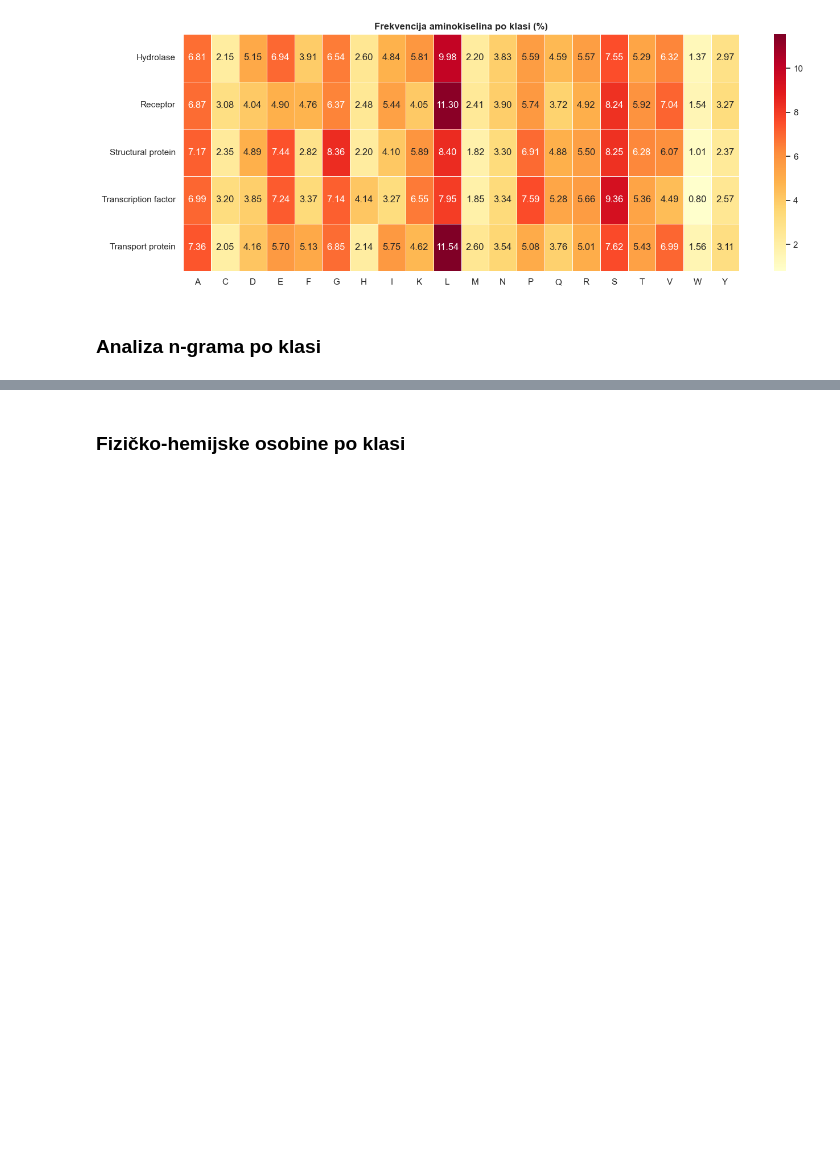
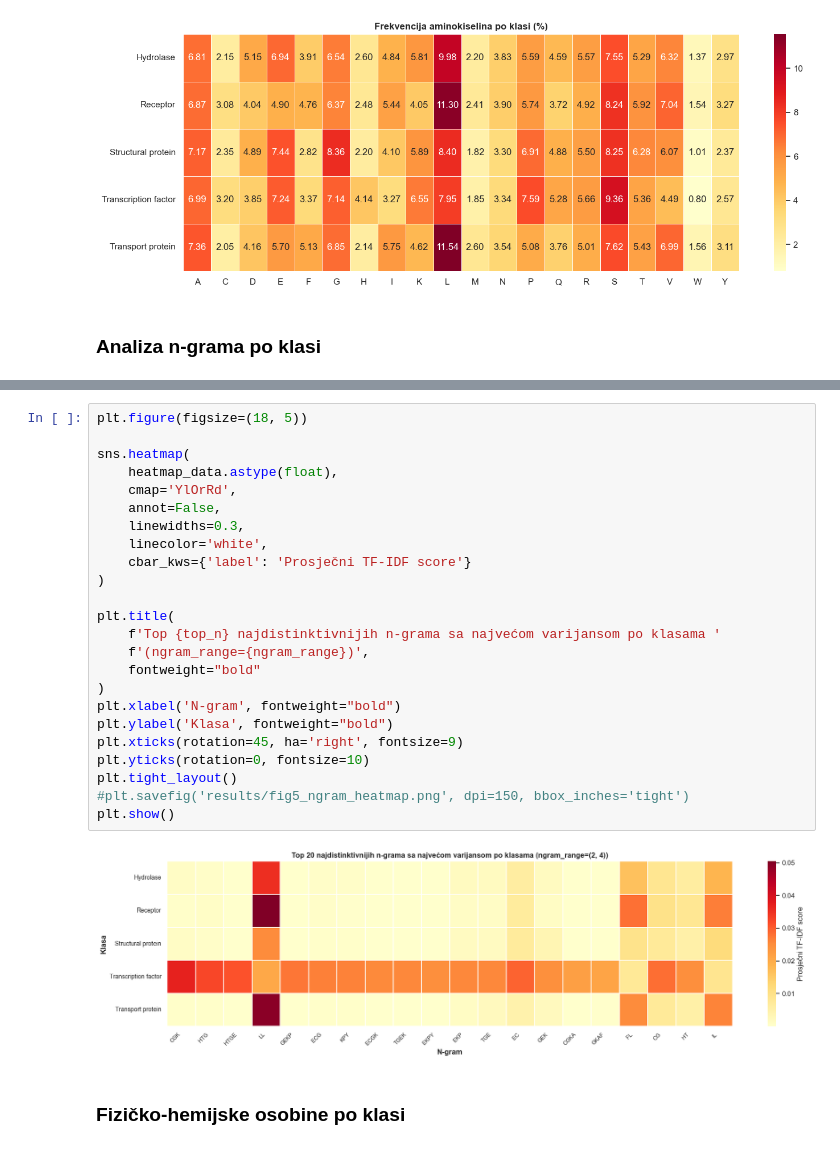
Before and after one commit to AnaKondic/protein-sequence-classification, a Jupyter notebook: notebooks/02_exploratory_data_analysis.ipynb, the cells around one changed output, grey strips where cells are left out. Saved outputs shown, nothing was run; the diff lists cells and outputs as text; blank space fills up the shorter version.

Commit message:
feat(data): add 03 FE and 04 modeling classical notebooks

```diff
--- a/notebooks/02_exploratory_data_analysis.ipynb
+++ b/notebooks/02_exploratory_data_analysis.ipynb
@@ -188,3 +216,29 @@ TypeError: unhashable type: 'list'
+# %%
+plt.figure(figsize=(18, 5))
+
+sns.heatmap(
+    heatmap_data.astype(float),
+    cmap='YlOrRd',
+    annot=False,
+    linewidths=0.3,
+    linecolor='white',
+    cbar_kws={'label': 'Prosječni TF-IDF score'}
+)
+
+plt.title(
+    f'Top {top_n} najdistinktivnijih n-grama sa najvećom varijansom po klasama '
+    f'(ngram_range={ngram_range})',
+    fontweight="bold"
+)
+plt.xlabel('N-gram', fontweight="bold")
+plt.ylabel('Klasa', fontweight="bold")
+plt.xticks(rotation=45, ha='right', fontsize=9)
+plt.yticks(rotation=0, fontsize=10)
+plt.tight_layout()
+#plt.savefig('results/fig5_ngram_heatmap.png', dpi=150, bbox_inches='tight')
+plt.show()
+# %% [output]
+[figure, added]
 # %% [markdown]
 ### Fizičko-hemijske osobine po klasi
 # %%
```
Also changed, not shown: parts of 2 cells of this notebook, 56 other files.
